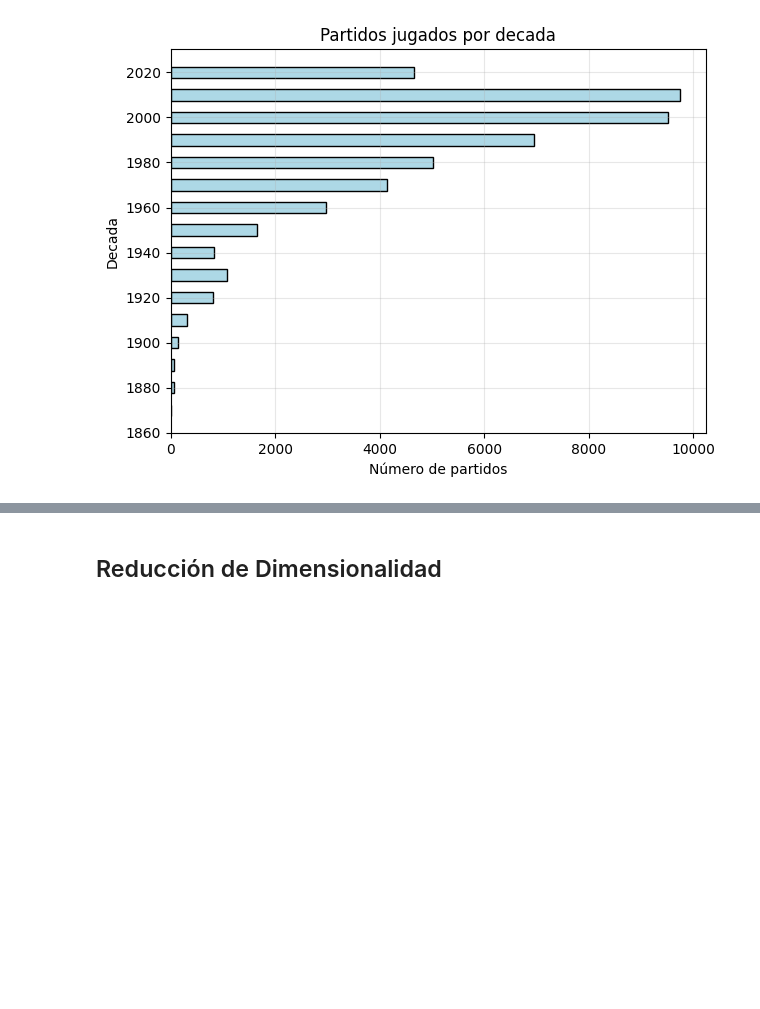
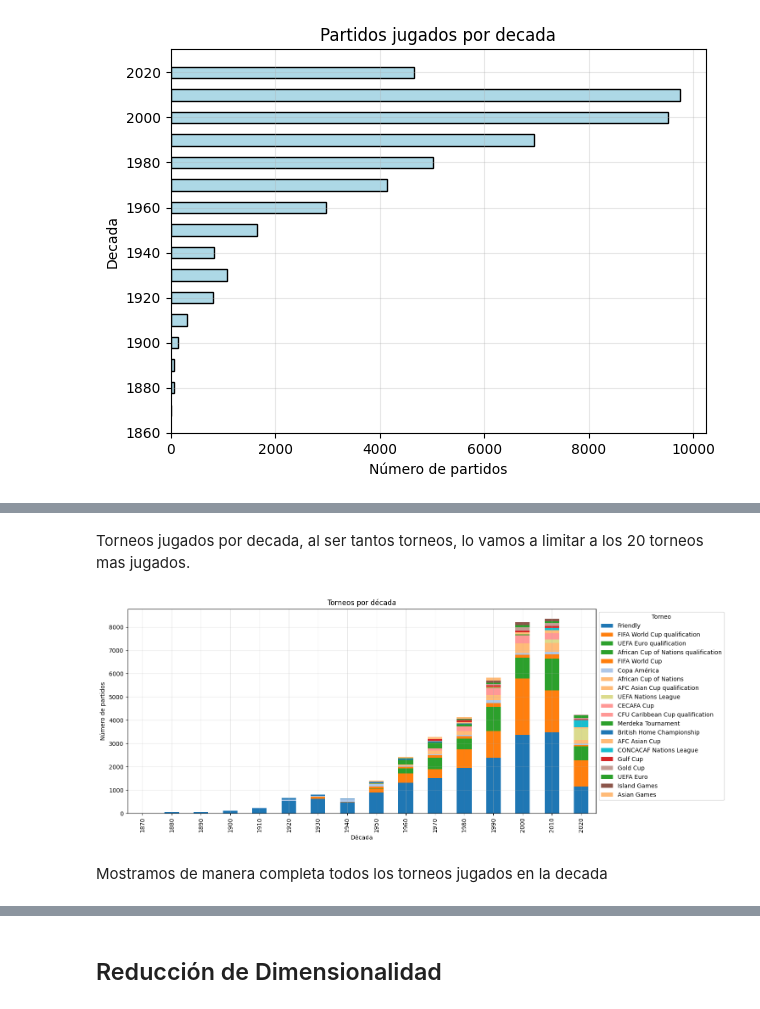
Before and after one commit to nestorojeda/MatematicasFeedback, a Jupyter notebook: notebook.ipynb, the cells around one changed output, grey strips where cells are left out. Saved outputs shown, nothing was run; the diff lists cells and outputs as text; code cells hidden in the pictures; blank space fills up the shorter version.

```diff
--- a/notebook.ipynb
+++ b/notebook.ipynb
@@ -415,0 +294,26 @@ AFC Asian Cup, AFC Asian Cup qualification, AFF Championship, AFF Championship q
+# %% [markdown]
+Torneos jugados por decada, al ser tantos torneos, lo vamos a limitar a los 20 torneos mas jugados.
+# %%
+unique_tournaments = results_df['tournament'].unique()
+colors = plt.cm.tab20(np.linspace(0, 1, len(unique_tournaments)))
+tournament_color_map = dict(zip(unique_tournaments, colors))
+
+tournament_decade = results_df.groupby('decade')['tournament'].value_counts().unstack().fillna(0)
+
+top_20_tournaments = results_df['tournament'].value_counts().nlargest(20).index
+
+tournament_decade_filtered = tournament_decade[top_20_tournaments]
+
+ax = tournament_decade_filtered.plot(kind='bar', stacked=True, figsize=(15, 6),
+                                   color=[tournament_color_map[t] for t in top_20_tournaments])
+plt.title('Torneos por década')
+plt.xlabel('Década')
+plt.ylabel('Número de partidos')
+plt.grid(True, alpha=0.3)
+plt.legend(title='Torneo', bbox_to_anchor=(1, 1), ncol=1)
+plt.tight_layout()
+plt.show()
+# %% [output]
+[figure, added]
+# %% [markdown]
+Mostramos de manera completa todos los torneos jugados en la decada
```
Also changed, not shown: parts of 60 cells of this notebook, 1 other file.
